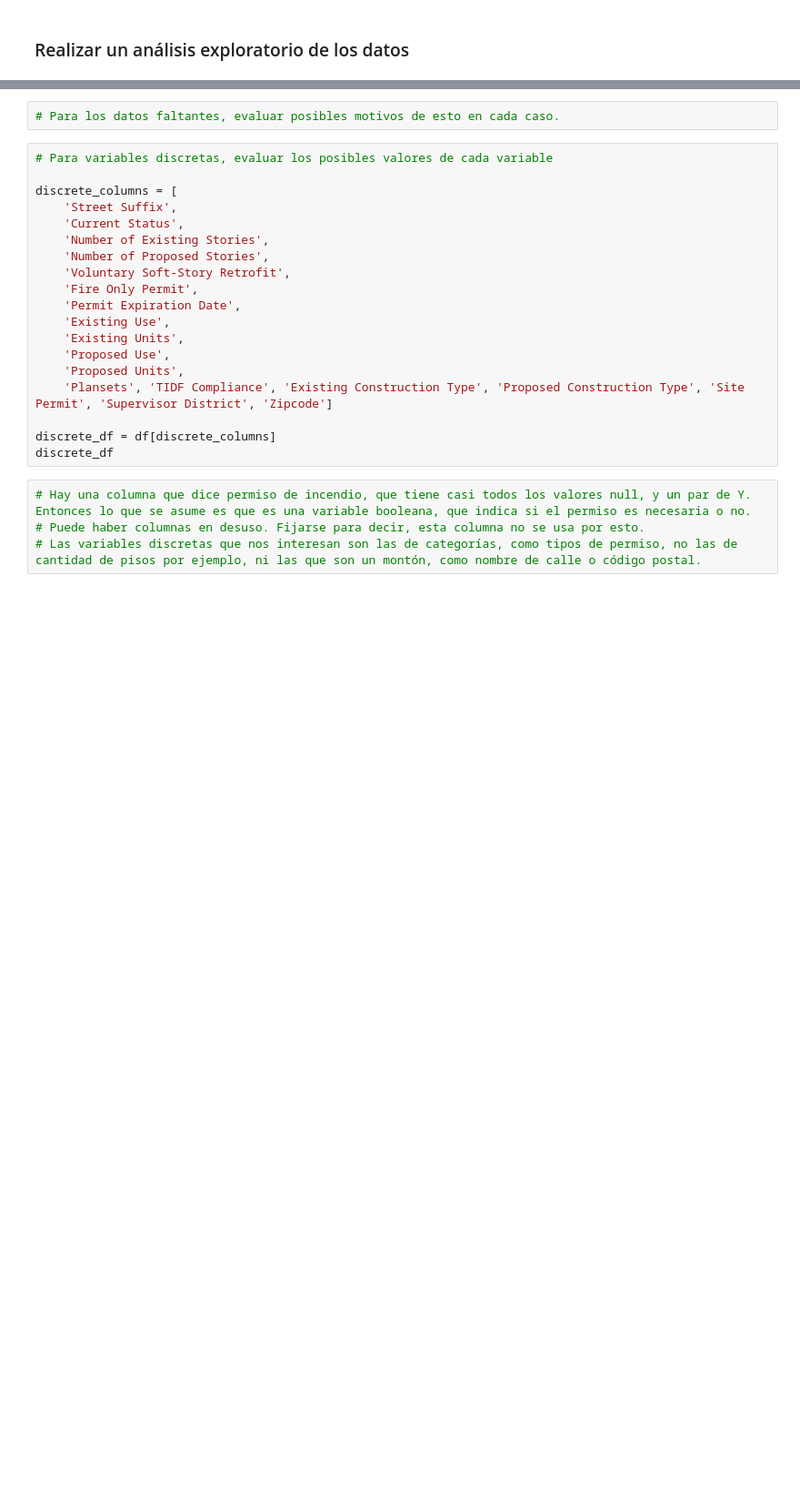
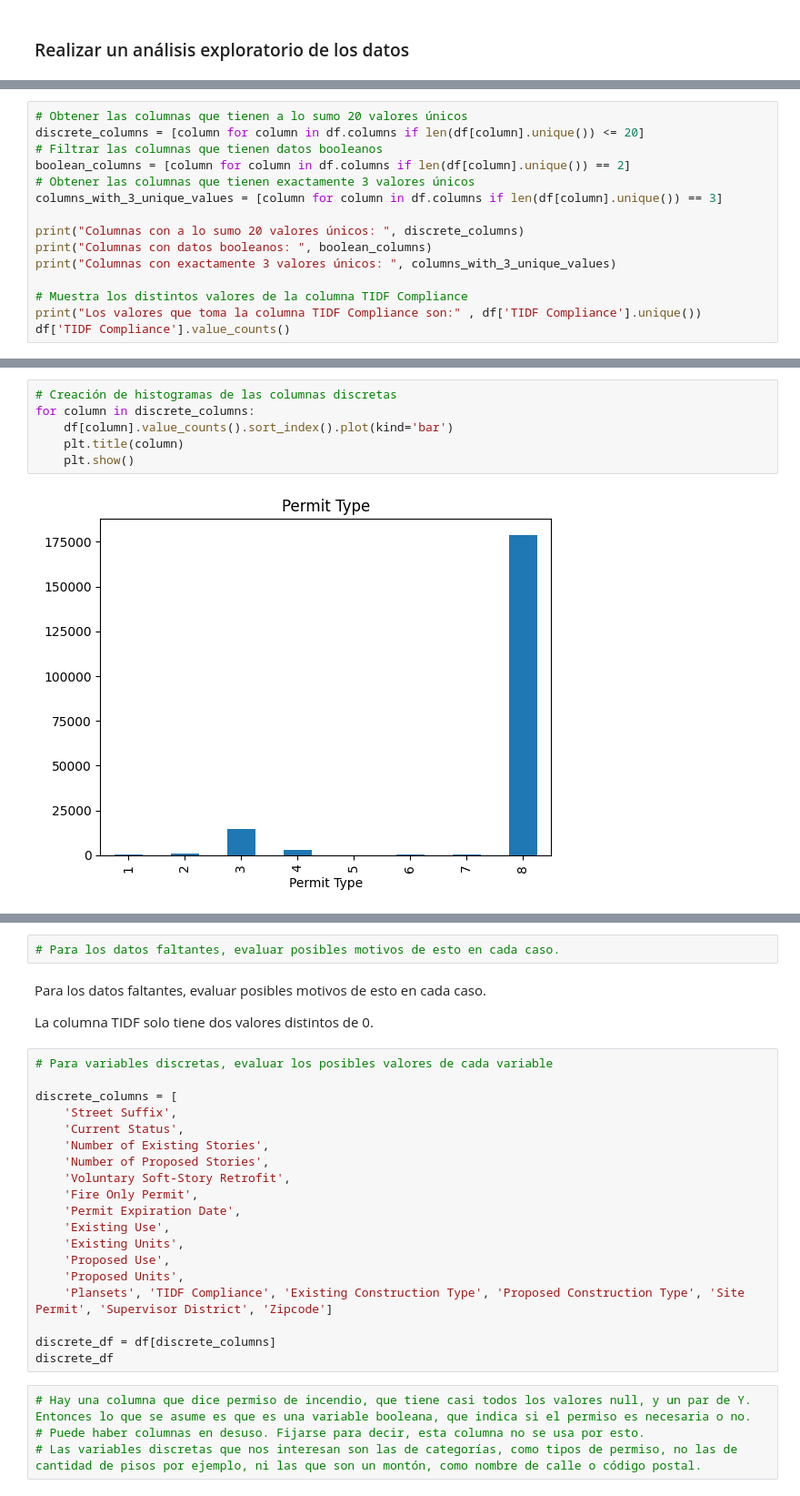
Before and after one commit to Apanizza197/AnalisisDeDatos, a Jupyter notebook: Practico 1/practico_1.ipynb, the cells around one changed output, grey strips where cells are left out. Shown at 91% size. Saved outputs shown, nothing was run; the diff lists cells and outputs as text; blank space fills up the shorter version.

Commit message:
Avanzando con los histogramas y qué columnas están raras

```diff
--- a/Practico 1/practico_1.ipynb
+++ b/Practico 1/practico_1.ipynb
@@ -32,0 +84,15 @@ df.isnull().sum()
+# %%
+# Obtener las columnas que tienen a lo sumo 20 valores únicos
+discrete_columns = [column for column in df.columns if len(df[column].unique()) <= 20]
+# Filtrar las columnas que tienen datos booleanos
+boolean_columns = [column for column in df.columns if len(df[column].unique()) == 2]
+# Obtener las columnas que tienen exactamente 3 valores únicos
+columns_with_3_unique_values = [column for column in df.columns if len(df[column].unique()) == 3]
+
+print("Columnas con a lo sumo 20 valores únicos: ", discrete_columns)
+print("Columnas con datos booleanos: ", boolean_columns)
+print("Columnas con exactamente 3 valores únicos: ", columns_with_3_unique_values)
+
+# Muestra los distintos valores de la columna TIDF Compliance
+print("Los valores que toma la columna TIDF Compliance son:" , df['TIDF Compliance'].unique())
+df['TIDF Compliance'].value_counts()
@@ -32,0 +108,8 @@ df.isnull().sum()
+# %%
+# Creación de histogramas de las columnas discretas
+for column in discrete_columns:
+    df[column].value_counts().sort_index().plot(kind='bar')
+    plt.title(column)
+    plt.show()
+# %% [output]
+[figure, added]
@@ -33,5 +129,9 @@ df.isnull().sum()
 # %%
 # Para los datos faltantes, evaluar posibles motivos de esto en cada caso.
+# %% [markdown]
+Para los datos faltantes, evaluar posibles motivos de esto en cada caso.
+
+La columna TIDF solo tiene dos valores distintos de 0.
 # %%
 # Para variables discretas, evaluar los posibles valores de cada variable
 
```
Also changed, not shown: parts of 7 cells of this notebook.
